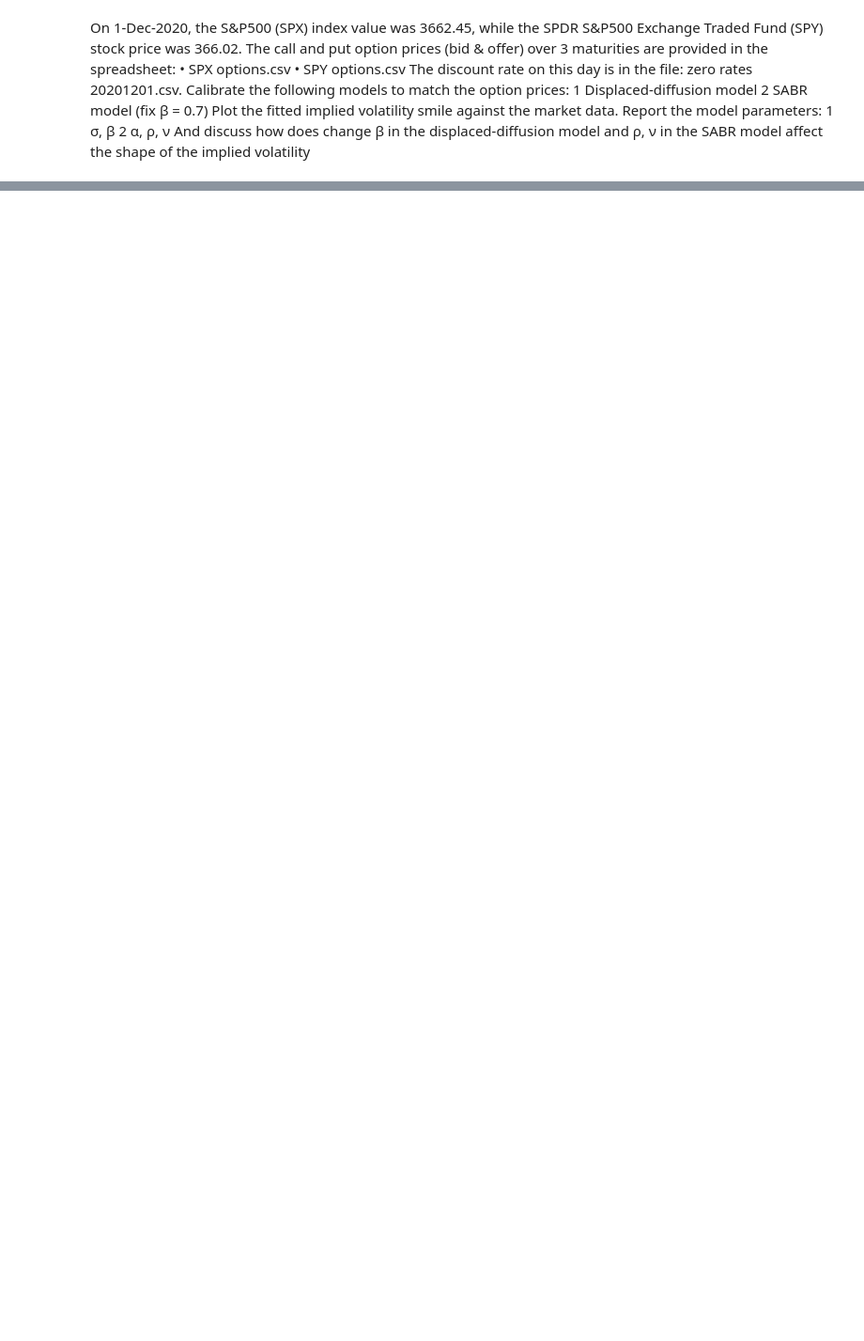
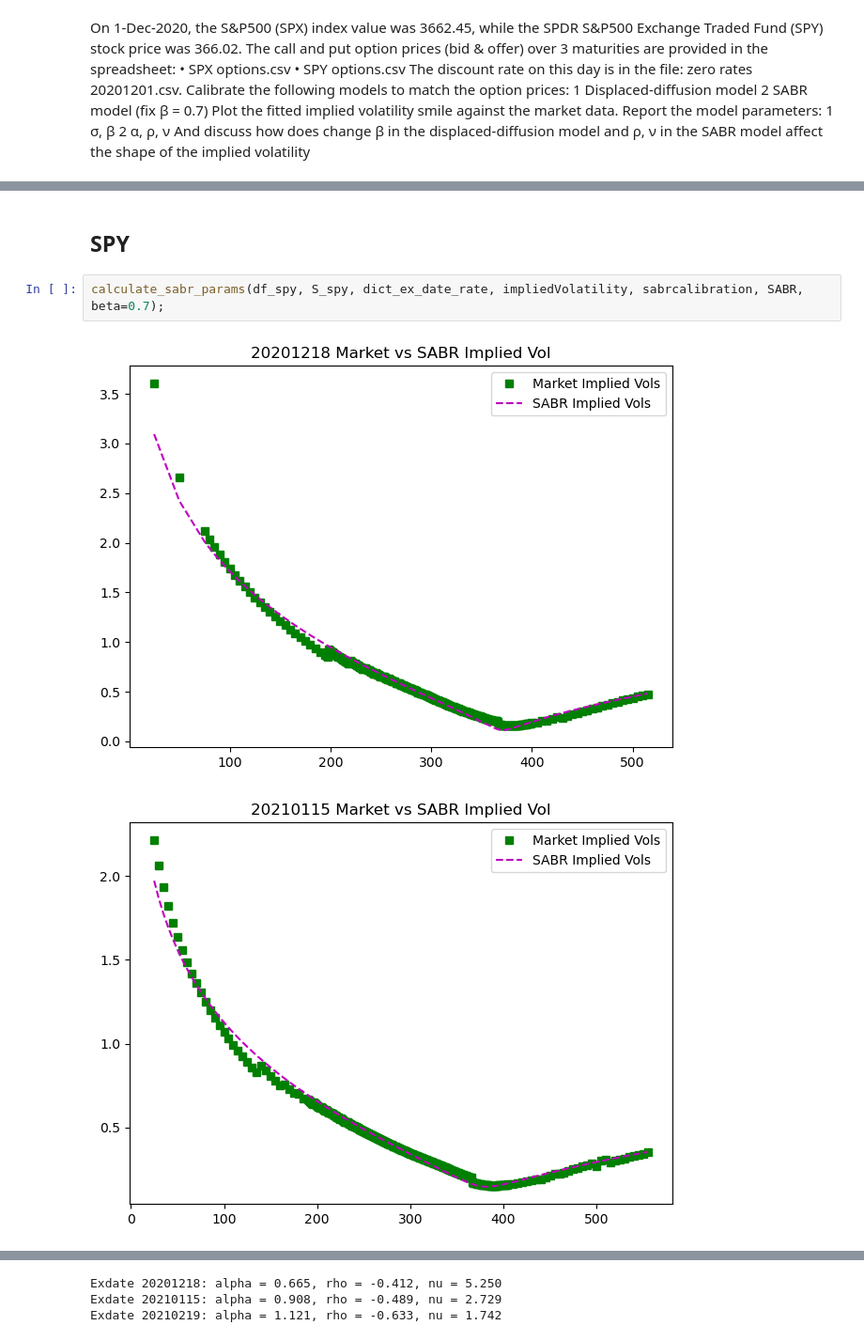
Before and after one commit to changjulian17/mqf_practice, a Jupyter notebook: QF620_Stochastic Modelling_in_Finance/Project/Part2.ipynb, the cells around one changed output, grey strips where cells are left out. Shown at 94% size. Cells and saved outputs as stored; diff of their text form; blank space fills up the shorter version.

```diff
--- a/QF620_Stochastic Modelling_in_Finance/Project/Part2.ipynb
+++ b/QF620_Stochastic Modelling_in_Finance/Project/Part2.ipynb
@@ -267,0 +551,7 @@ for K in strikes:
+# %% [markdown]
+## SPY
+# %%
+calculate_sabr_params(df_spy, S_spy, dict_ex_date_rate, impliedVolatility, sabrcalibration, SABR, beta=0.7);
+# %% [output]
+[figure, added]
+[figure, added]
@@ -267,0 +559,3 @@ for K in strikes:
+Exdate 20201218: alpha = 0.665, rho = -0.412, nu = 5.250
+Exdate 20210115: alpha = 0.908, rho = -0.489, nu = 2.729
+Exdate 20210219: alpha = 1.121, rho = -0.633, nu = 1.742
```
Also changed, not shown: parts of 17 cells of this notebook, 10 other files.
